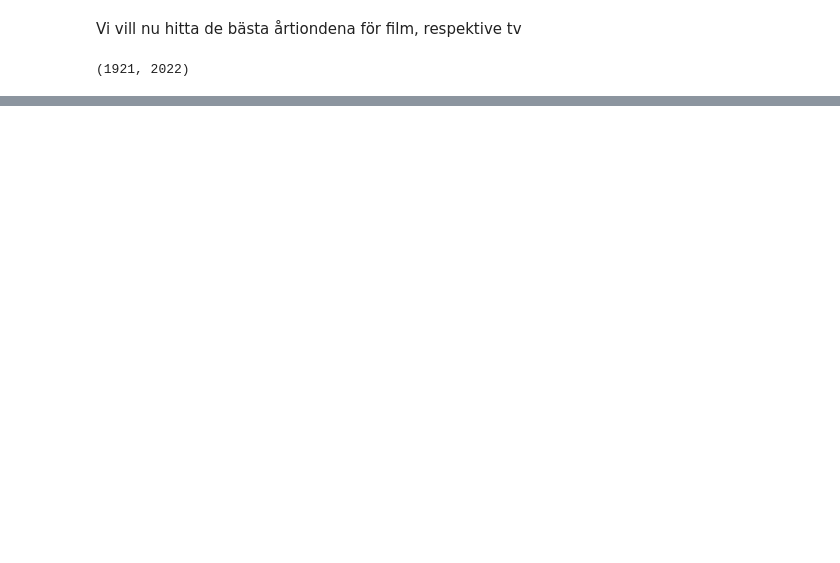
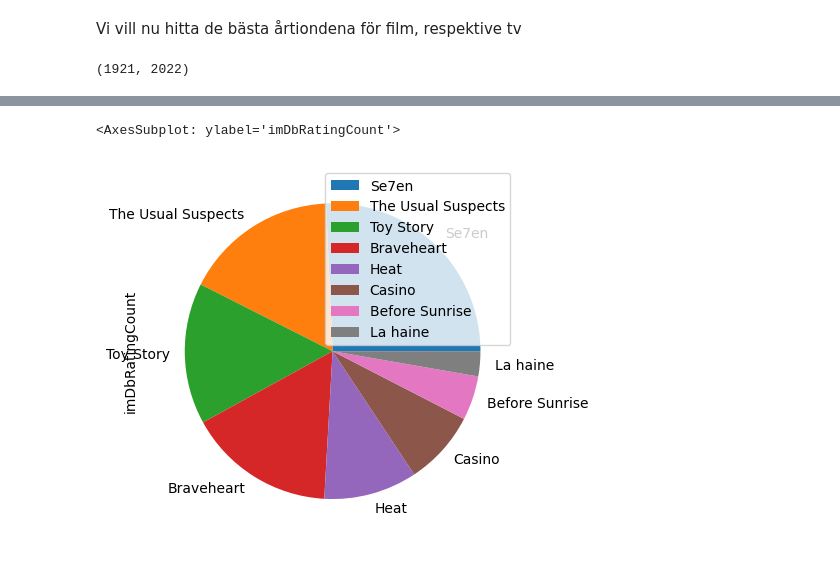
Before and after one commit to a-appelblom/DS_22_resources, a Jupyter notebook: lessons/lesson14GBG/movies.ipynb, the cells around one changed output, grey strips where cells are left out. Saved outputs shown, nothing was run; the diff lists cells and outputs as text; code cells hidden in the pictures; blank space fills up the shorter version.

```diff
--- a/lessons/lesson14GBG/movies.ipynb
+++ b/lessons/lesson14GBG/movies.ipynb
@@ -114,0 +231,5 @@ start, end
+# %%
+movie_df[movie_df["year"] == 1995].set_index("title").plot.pie(y="imDbRatingCount")
+# %% [output]
+<AxesSubplot: ylabel='imDbRatingCount'>
+[figure, added]
```
Also changed, not shown: parts of 12 cells of this notebook.
